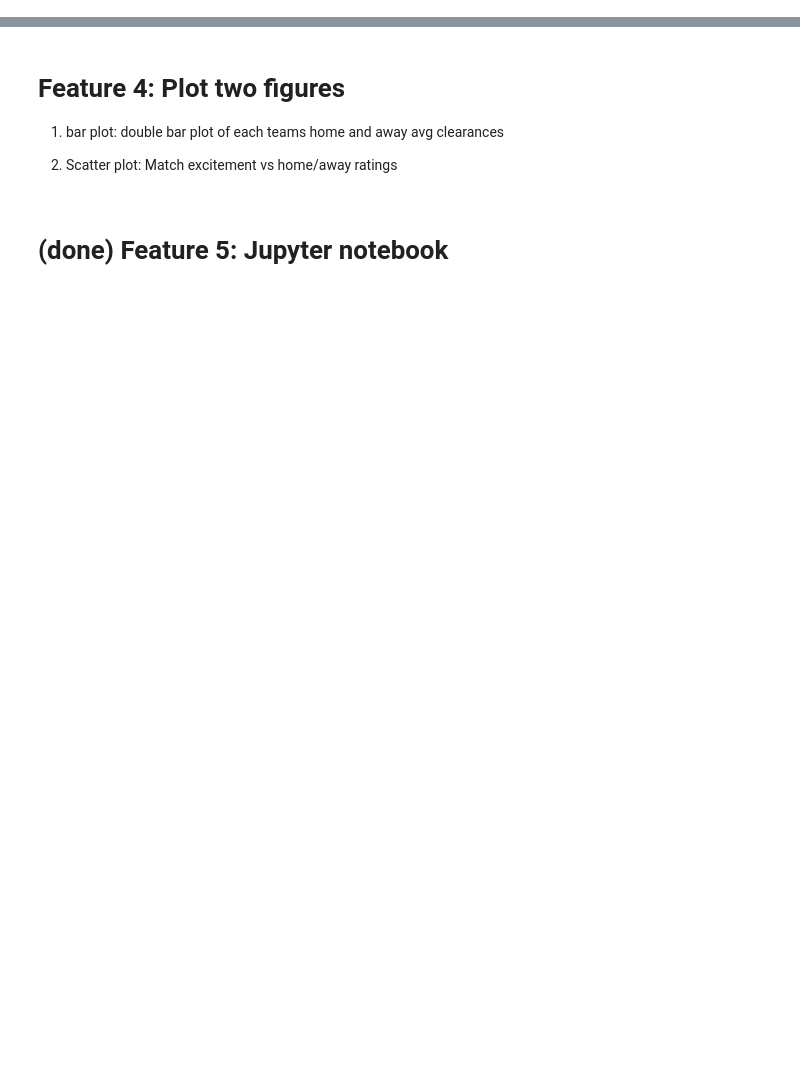
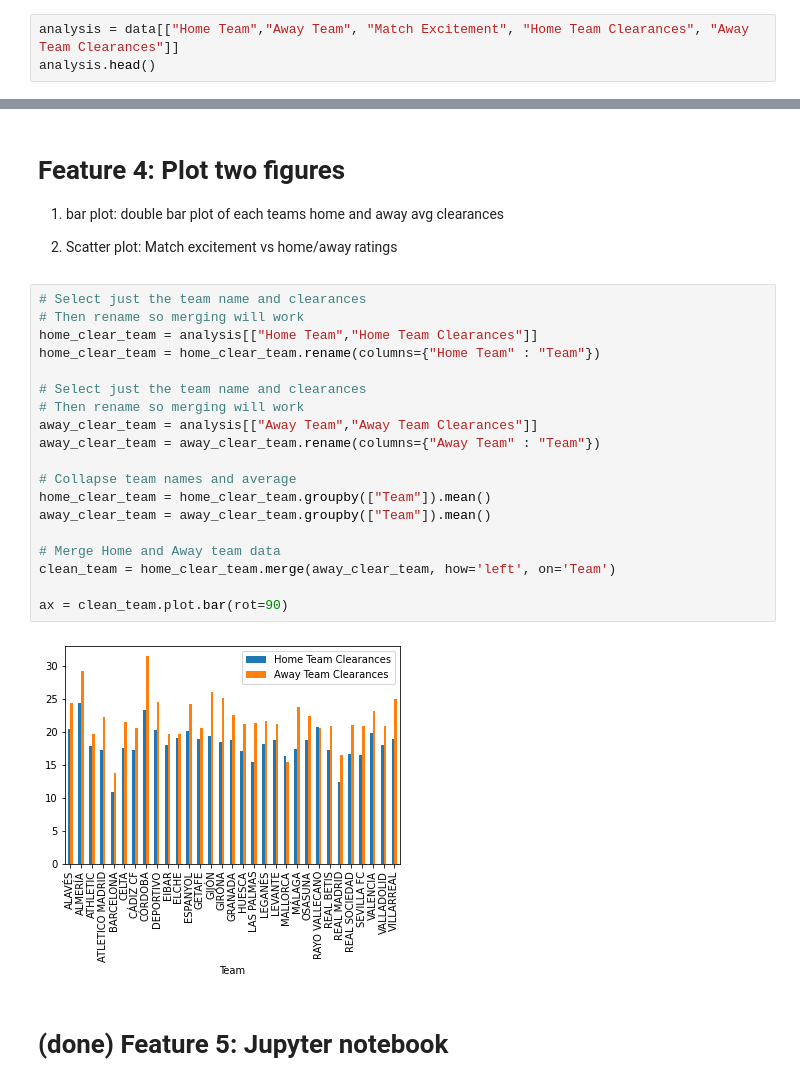
Before and after one commit to cdholman/FCBarcelona, a Jupyter notebook: Barca stats.ipynb, the cells around one changed output, grey strips where cells are left out. Cells and saved outputs as stored; diff of their text form; blank space fills up the shorter version.

```diff
--- a/Barca stats.ipynb
+++ b/Barca stats.ipynb
@@ -22,3 +23,6 @@ data.head()
 5 rows × 41 columns
 # %% [markdown]
 # Feature 2: Subset data (data cleaning)
+# %%
+analysis = data[["Home Team","Away Team", "Match Excitement", "Home Team Clearances", "Away Team Clearances"]]
+analysis.head()
@@ -40,5 +71,26 @@ data.head()
 1) bar plot: double bar plot of each teams home and away avg clearances
 
 2) Scatter plot: Match excitement vs home/away ratings
+# %%
+# Select just the team name and clearances
+# Then rename so merging will work
+home_clear_team = analysis[["Home Team","Home Team Clearances"]]
+home_clear_team = home_clear_team.rename(columns={"Home Team" : "Team"})
+
+# Select just the team name and clearances
+# Then rename so merging will work
+away_clear_team = analysis[["Away Team","Away Team Clearances"]]
+away_clear_team = away_clear_team.rename(columns={"Away Team" : "Team"})
+
+# Collapse team names and average
+home_clear_team = home_clear_team.groupby(["Team"]).mean()
+away_clear_team = away_clear_team.groupby(["Team"]).mean()
+
+# Merge Home and Away team data
+clean_team = home_clear_team.merge(away_clear_team, how='left', on='Team')
+
+ax = clean_team.plot.bar(rot=90)
+# %% [output]
+[figure, added]
 # %% [markdown]
 # (done) Feature 5: Jupyter notebook
```
Also changed, not shown: parts of 4 cells of this notebook.
